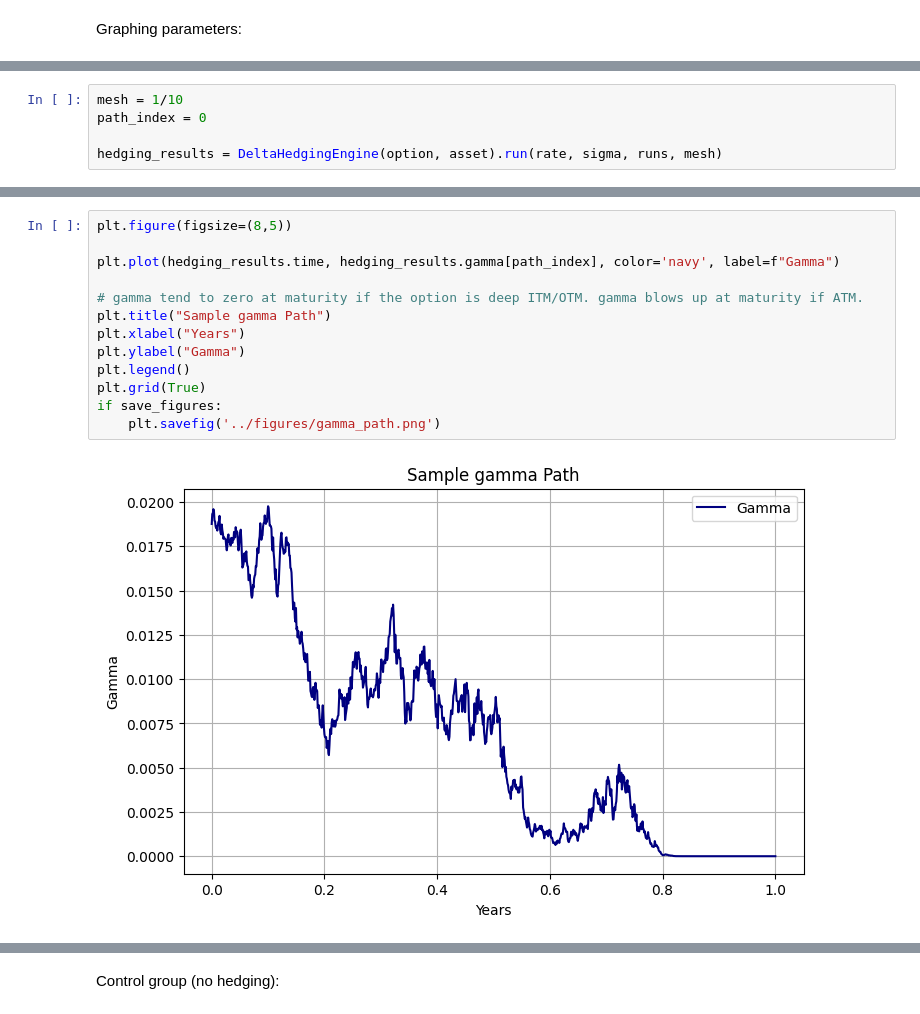
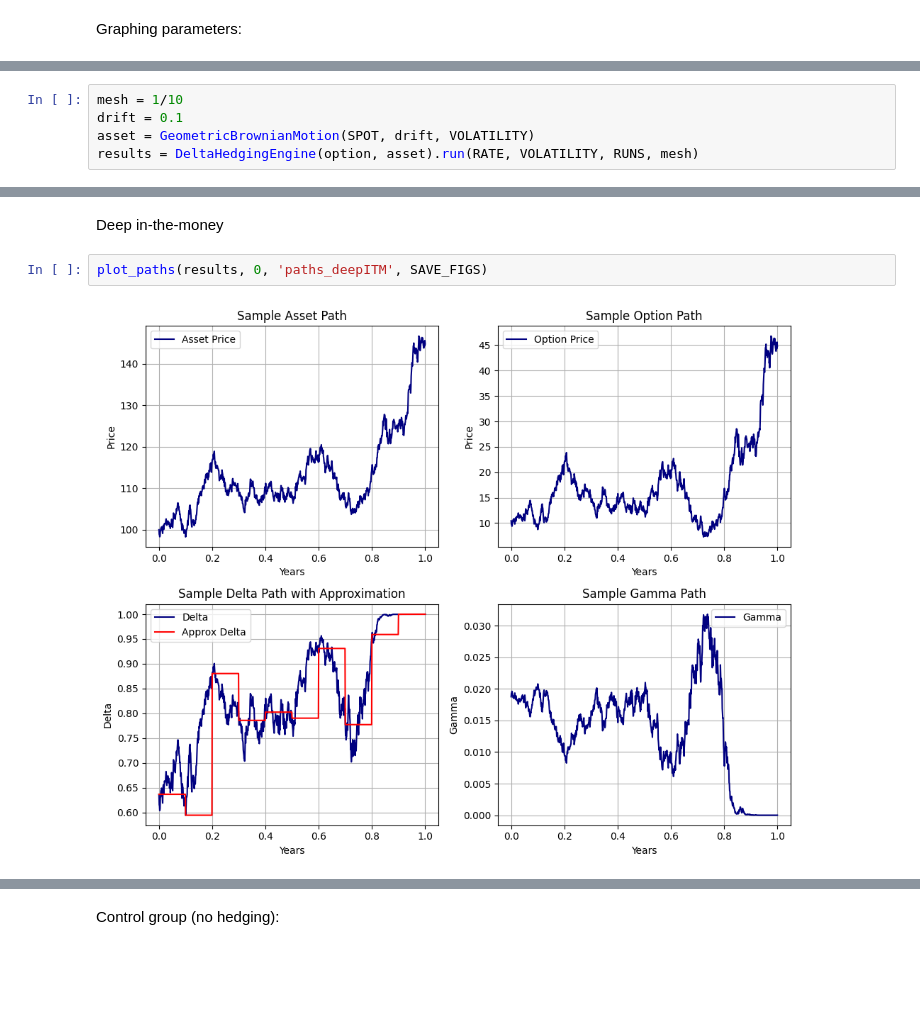
Before and after one commit to Richard1Dev/black-scholes-model-implementation, a Jupyter notebook: notebooks/delta_hedging_analysis.ipynb, the cells around one changed output, grey strips where cells are left out. Drawn from its saved outputs; the diff is of its cells as text; blank space fills up the shorter version.

```diff
--- a/notebooks/delta_hedging_analysis.ipynb
+++ b/notebooks/delta_hedging_analysis.ipynb
@@ -41,5 +89,5 @@ asset = GeometricBrownianMotion(spot, drift, sigma)
 # %%
 mesh = 1/10
-path_index = 0
-
-hedging_results = DeltaHedgingEngine(option, asset).run(rate, sigma, runs, mesh)
+drift = 0.1
+asset = GeometricBrownianMotion(SPOT, drift, VOLATILITY)
+results = DeltaHedgingEngine(option, asset).run(RATE, VOLATILITY, RUNS, mesh)
@@ -91,15 +94,6 @@ if save_figures:
-# %%
-plt.figure(figsize=(8,5))
-
-plt.plot(hedging_results.time, hedging_results.gamma[path_index], color='navy', label=f"Gamma")
-
-# gamma tend to zero at maturity if the option is deep ITM/OTM. gamma blows up at maturity if ATM.
-plt.title("Sample gamma Path")
-plt.xlabel("Years")
-plt.ylabel("Gamma")
-plt.legend()
-plt.grid(True)
-if save_figures:
-    plt.savefig('../figures/gamma_path.png')
-# %% [output]
-[figure, removed]
+# %% [markdown]
+Deep in-the-money
+# %%
+plot_paths(results, 0, 'paths_deepITM', SAVE_FIGS)
+# %% [output]
+[figure, added]
```
Also changed, not shown: parts of 34 cells of this notebook, 20 other files.
